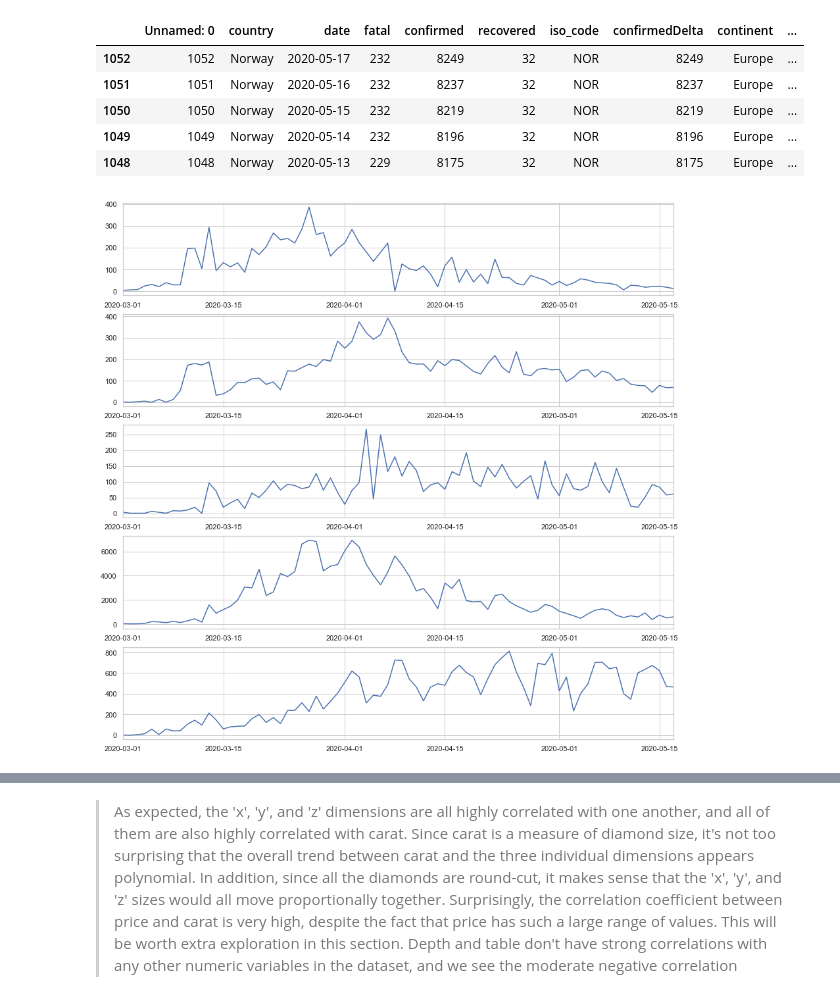
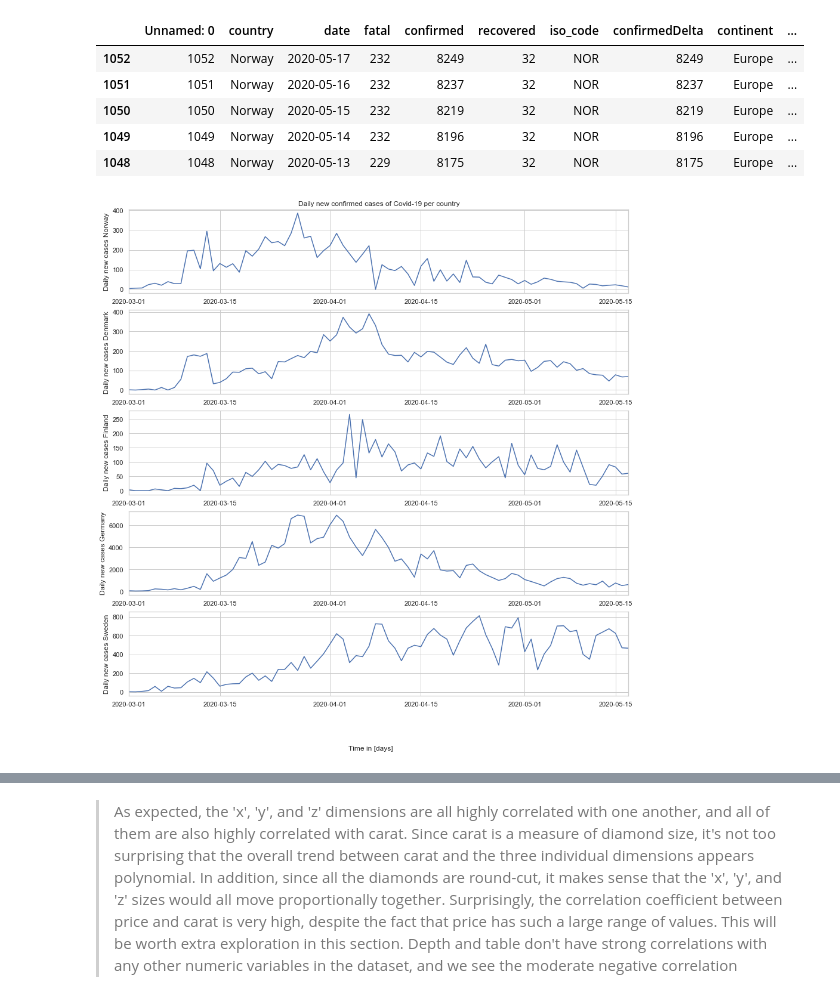
Before and after one commit to AtulSingh-Emyre/AnalysisCovid19, a Jupyter notebook: exploration_Covid19.ipynb, the cells around one changed output, grey strips where cells are left out. Saved outputs shown, nothing was run; the diff lists cells and outputs as text; code cells hidden in the pictures.

```diff
--- a/exploration_Covid19.ipynb
+++ b/exploration_Covid19.ipynb
@@ -356,37 +381,44 @@ df_Norway.head()
 # %%
 # new confirmed cases per day
 
 fig, ax = plt.subplots(5, 1, figsize=(15,15))
 
-plt.subplot(5,1,1)
+
+
+
+ax1 = plt.subplot(5,1,1)
 plt.plot('date', 'deltaConfirmed', data=df_Norway)
-axes = plt.gca()
-axes.set_xlim([pd.to_datetime('2020-03-01'),dateSnapshot])
+ax1.set_xlim([pd.to_datetime('2020-03-01'),dateSnapshot])
+plt.ylabel('Daily new cases Norway');
+plt.title('Daily new confirmed cases of Covid-19 per country')  # <-- how can I put variable 'today' hier?
 
-plt.subplot(5,1,2)
+ax2 = plt.subplot(5,1,2)
 plt.plot('date', 'deltaConfirmed', data=df_Denmark)
-axes = plt.gca()
-axes.set_xlim([pd.to_datetime('2020-03-01'),dateSnapshot])
+ax2.set_xlim([pd.to_datetime('2020-03-01'),dateSnapshot])
+plt.ylabel('Daily new cases Denmark');
 
-plt.subplot(5,1,3)
+ax3 = plt.subplot(5,1,3)
 plt.plot('date', 'deltaConfirmed', data=df_Finland)
-axes = plt.gca()
-axes.set_xlim([pd.to_datetime('2020-03-01'),dateSnapshot])
+ax3.set_xlim([pd.to_datetime('2020-03-01'),dateSnapshot])
+plt.ylabel('Daily new cases Finland');
 
-plt.subplot(5,1,4)
+ax4 = plt.subplot(5,1,4)
 plt.plot('date', 'deltaConfirmed', data=df_Germany)
-axes = plt.gca()
-axes.set_xlim([pd.to_datetime('2020-03-01'),dateSnapshot])
+ax4.set_xlim([pd.to_datetime('2020-03-01'),dateSnapshot])
+plt.ylabel('Daily new cases Germany');
 
-plt.subplot(5,1,5)
+ax5 = plt.subplot(5,1,5)
 plt.plot('date', 'deltaConfirmed', data=df_Sweden)
-axes = plt.gca()
-axes.set_xlim([pd.to_datetime('2020-03-01'),dateSnapshot])
+ax5.set_xlim([pd.to_datetime('2020-03-01'),dateSnapshot])
+plt.ylabel('Daily new cases Sweden');
+
+
+fig.text(0.5, 0.04, 'Time in [days]', ha='center')
 
 
 plt.show()
 # %% [output]
-[figure, old version]
+[figure, new version]
 # %%
 # Feature Engineering: Infections per 1 million population
 
```
Also changed, not shown: parts of 10 cells of this notebook.
